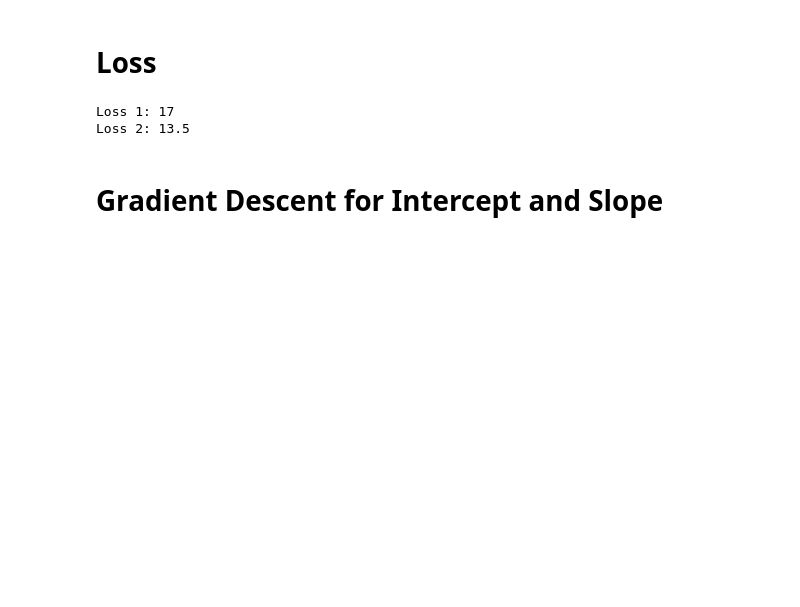
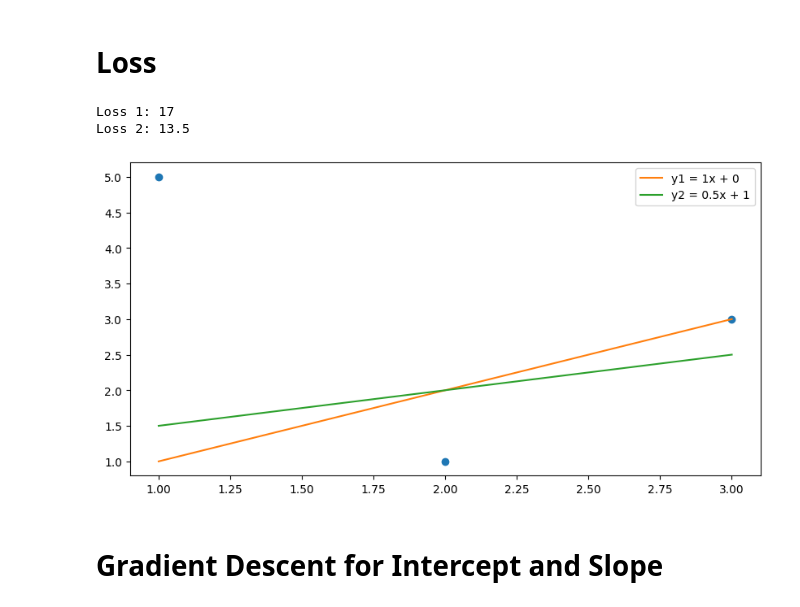
Before and after one commit to Erik172/machine-learning-engineer, a Jupyter notebook: notebooks/linear_regression/01_regression_lineal.ipynb, the cells around one changed output. Saved outputs shown, nothing was run; the diff lists cells and outputs as text; code cells hidden in the pictures; blank space fills up the shorter version.

```diff
--- a/notebooks/linear_regression/01_regression_lineal.ipynb
+++ b/notebooks/linear_regression/01_regression_lineal.ipynb
@@ -70,6 +71,16 @@ print(f'Loss 2: {total_loss2}')
 # %% [output]
 Loss 1: 17
 Loss 2: 13.5
+# %%
+plt.figure(figsize=(10, 5))
+
+plt.plot(x, y, 'o')
+plt.plot(x, y_predicted1, label='y1 = 1x + 0')
+plt.plot(x, y_predicted2, label='y2 = 0.5x + 1')
+plt.legend()
+plt.show()
+# %% [output]
+[figure, added]
 # %% [markdown]
 # Gradient Descent for Intercept and Slope
 # %% [markdown]
```
Also changed, not shown: parts of 7 cells of this notebook, 2 other files.
